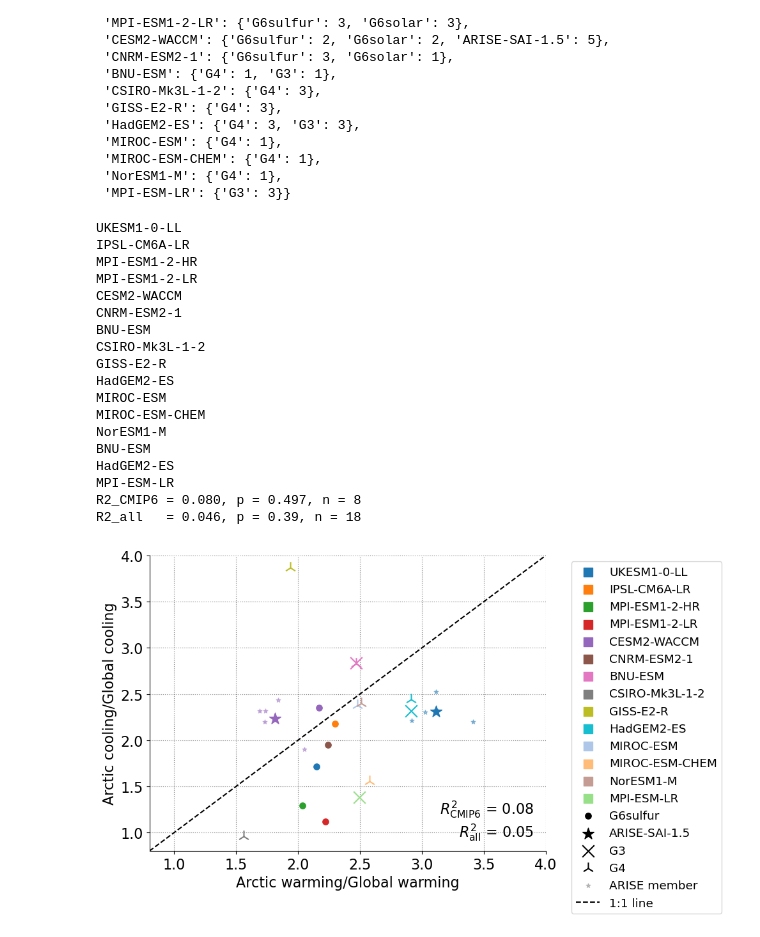
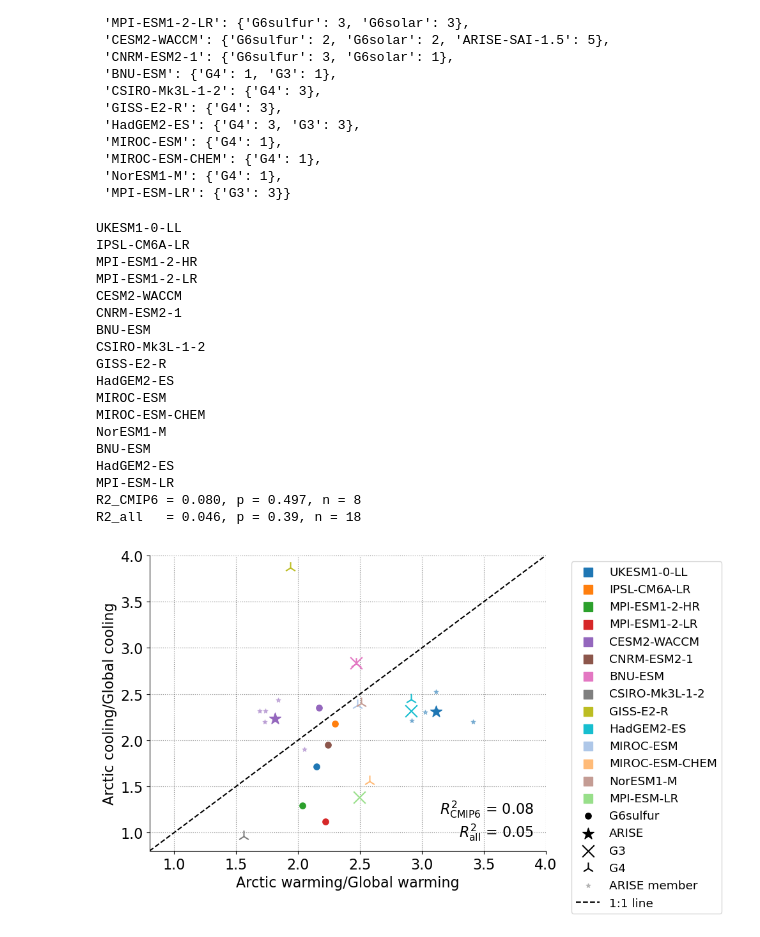
Before and after one commit to alistairduffey/QACC, a Jupyter notebook: intro_figs/GeoMIP_temps_v2.ipynb, the cells around one changed output. Drawn from its saved outputs; the diff is of its cells as text; code cells hidden in the pictures.

```diff
--- a/intro_figs/GeoMIP_temps_v2.ipynb
+++ b/intro_figs/GeoMIP_temps_v2.ipynb
@@ -1118,7 +1118,7 @@ ax.annotate(f'$R^2_{{\\mathrm{{CMIP6}}}}$ = {r2_cmip6:.2f}\n$R^2_{{\\mathrm{{all
 
 # marker-type legend entries:
 ax.scatter([], [], label='G6sulfur', color='k', marker='.', s=S_BIG)
-ax.scatter([], [], label='ARISE-SAI-1.5', color='k', marker='*', s=S_BIG)
+ax.scatter([], [], label='ARISE', color='k', marker='*', s=S_BIG)
 ax.scatter([], [], label='G3', color='k', marker='x', s=S_BIG)
 ax.scatter([], [], label='G4', color='k', marker='2', s=S_BIG)
 ax.scatter([], [], label='ARISE member', color='gray', marker='*', s=S_SMALL, alpha=MEM_ALPHA)
@@ -1128,31 +1128,31 @@ x = np.linspace(0.8, 4, 100)
 ax.plot(x, x, color='k', linestyle='--', label='1:1 line')
 ax.legend(bbox_to_anchor=(1.05, 1), loc='upper left', fontsize='small')
 ax.set_xlabel('Arctic warming/Global warming', fontsize='medium')
 ax.set_ylabel('Arctic cooling/Global cooling', fontsize='medium')
 ax.set_xlim([0.8, 4])
 ax.set_ylim([0.8, 4])
 ax.set_xticks(np.arange(1, 4.5, 0.5))
 ax.spines['right'].set_visible(False)
 ax.spines['top'].set_visible(False)
 ax.grid(ls='dotted', c='gray')
 plt.savefig('arctic_amp_warming_vs_cooling_GeoMIP_G6_G4G3_ARISE_v3.png', bbox_inches='tight', dpi=300)
 # %% [output]
 UKESM1-0-LL
 IPSL-CM6A-LR
 MPI-ESM1-2-HR
 MPI-ESM1-2-LR
 CESM2-WACCM
 CNRM-ESM2-1
 BNU-ESM
 CSIRO-Mk3L-1-2
 GISS-E2-R
 HadGEM2-ES
 MIROC-ESM
 MIROC-ESM-CHEM
 NorESM1-M
 BNU-ESM
 HadGEM2-ES
 MPI-ESM-LR
 R2_CMIP6 = 0.080, p = 0.497, n = 8
 R2_all   = 0.046, p = 0.39, n = 18
-[figure, old version]
+[figure, new version]
```
Also changed, not shown: 42 other files.
